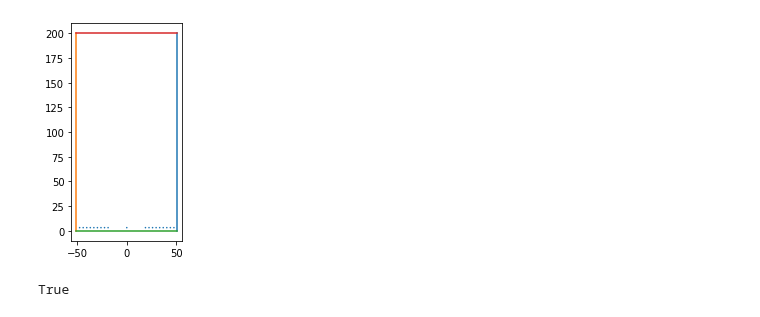
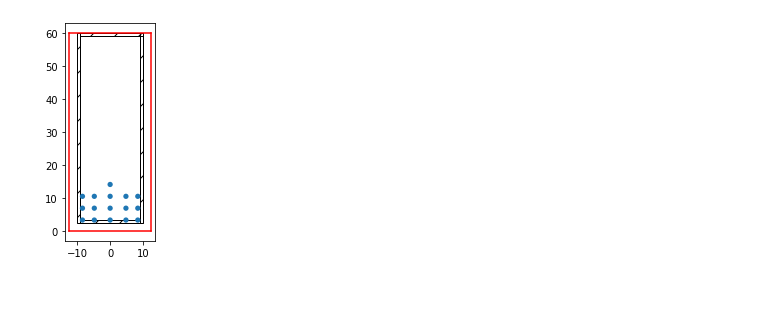
Before and after one commit to luisggc/FConcrete, a Jupyter notebook: jupyter/Hiper.ipynb, the cells around one changed output. Drawn from its saved outputs; the diff is of its cells as text; code cells hidden in the pictures.

Commit message:
Working in plot section + transversal bar

```diff
--- a/jupyter/Hiper.ipynb
+++ b/jupyter/Hiper.ipynb
@@ -51,61 +55,54 @@ positive_bars, negative_bars = self.long_steel_bars.getPositiveandNegativeLongSt
 _, beam_element = self.getBeamElementInX(x)
 # %%
 bars = positive_bars
-fig, ax = plt.subplots()
-ax.set_aspect("equal")
+#fig, ax = plt.subplots()
+#ax.set_aspect("equal")
 
-height = 200
+transversal_beam = self.transv_steel_bars.getTransversalBarAfterX(100)
 
-y = np.linspace(0, height, 100)
-x = np.cos(y)/np.cos(y)+50
+material = beam_element.material
+section = beam_element.section
 
-x_base = np.linspace(-x[0], x[0], 100)
-x_top = np.linspace(-x[-1], x[-1], 100)
 
-ax.plot(x, y)
-ax.plot(2*y[0]-x, y)
-ax.plot(x_base,np.zeros(len(y)))
-ax.plot(x_top,height*np.ones(len(y)))
 
-x0, y0 = -x[0], y[0]
-x0_left, x0_right = x0+beam_element.material.c, -x0-beam_element.material.c
+x0, y0, distance_from_border = section.x0, section.y0, material.c+transversal_beam.diameter
+x0_left, x0_right = x0+distance_from_border, -x0-distance_from_border
 
 radius = max(abs(bars.diameters))
 horizontal_distance = max(2, 2*radius, 1.2*self.biggest_aggregate_dimension)
 vertical_distance = max(2, 2*radius, 0.5*self.biggest_aggregate_dimension)
 
 number_of_bars = max(abs(bars.quantities_accumulated))
 n = 0
 bar_in_the_left = row_number =True
+
+fig, ax = section.plot()
+fig, ax = transversal_beam.plot(fig=fig, ax=ax, c=material.c)
 
 while n<number_of_bars+1:
 
     y_row = y0+beam_element.material.c+radius*row_number+(vertical_distance+radius)*(row_number-1)
     if bar_in_the_left:
         circle = plt.Circle((x0_left+radius, y_row), radius)
         x0_left+=2*radius+horizontal_distance
     else:
         circle = plt.Circle((x0_right-radius, y_row), radius)
         x0_right-=2*radius+horizontal_distance
 
-    space_between_bars = x0_right-x0_left-2*horizontal_distance
+    space_between_bars = x0_right-x0_left+2*horizontal_distance
     possible_bar_in_row = (space_between_bars+horizontal_distance)//(2*radius+horizontal_distance)
     # Nao tem espaco para colcoar nenhuma depois
     if possible_bar_in_row==0:
         row_number+=1
-        x0_left = x0+c
-        x0_right = -x0-c
+        x0_left = x0+distance_from_border
+        x0_right = -x0-distance_from_border
         bar_in_the_left = False
-    elif (possible_bar_in_row==1 and bar_in_the_left) or (n == number_of_bars):
+    elif (possible_bar_in_row==1 or n == number_of_bars) and bar_in_the_left:
         circle = plt.Circle((0, y_row), radius)
         ax.add_artist(circle)
     else:
         ax.add_artist(circle)
     n+=1
     bar_in_the_left = not bar_in_the_left
 # %% [output]
-[figure, old version]
+[figure, new version]
-# %%
-not 0
-# %% [output]
-True
```
Also changed, not shown: parts of 12 cells of this notebook, 4 other files.
